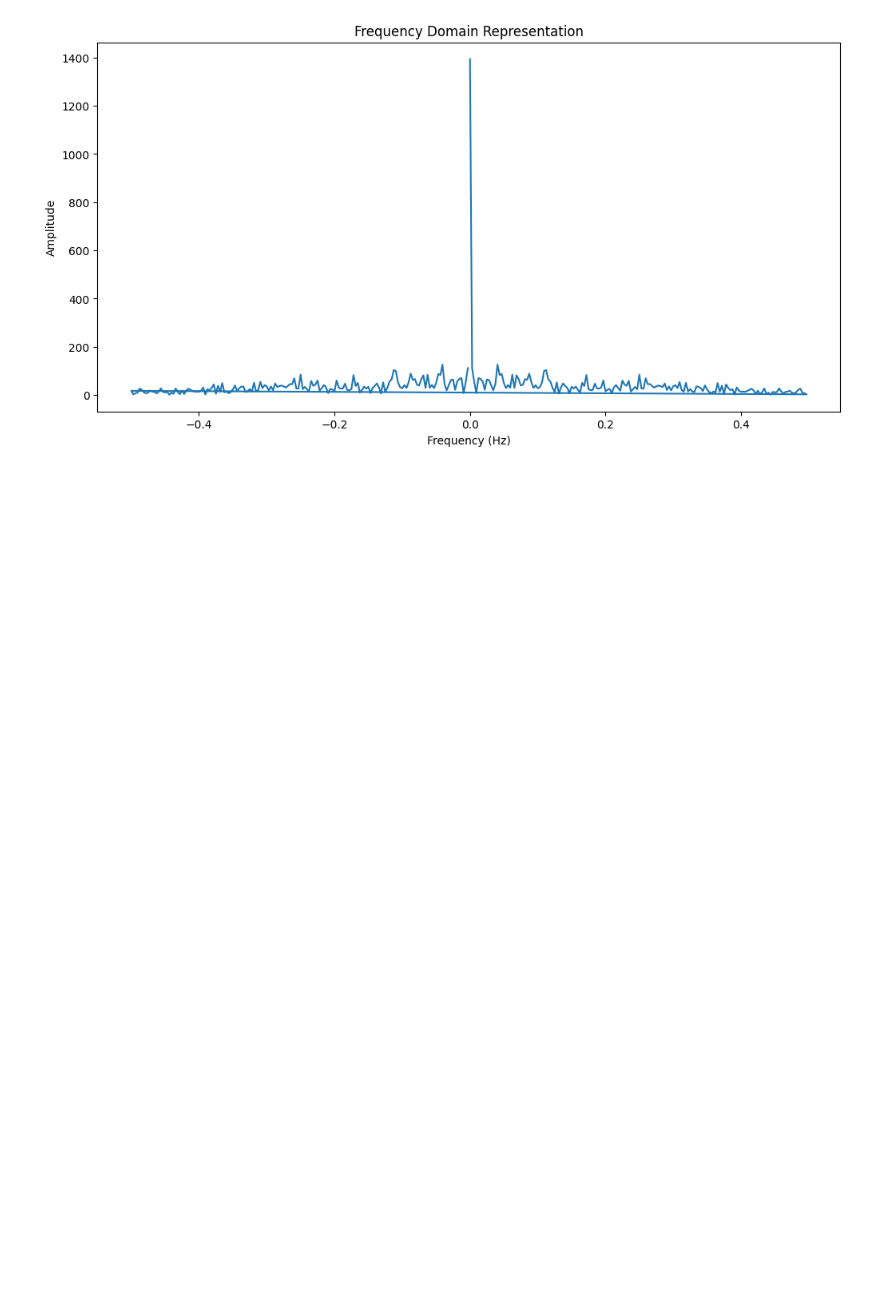
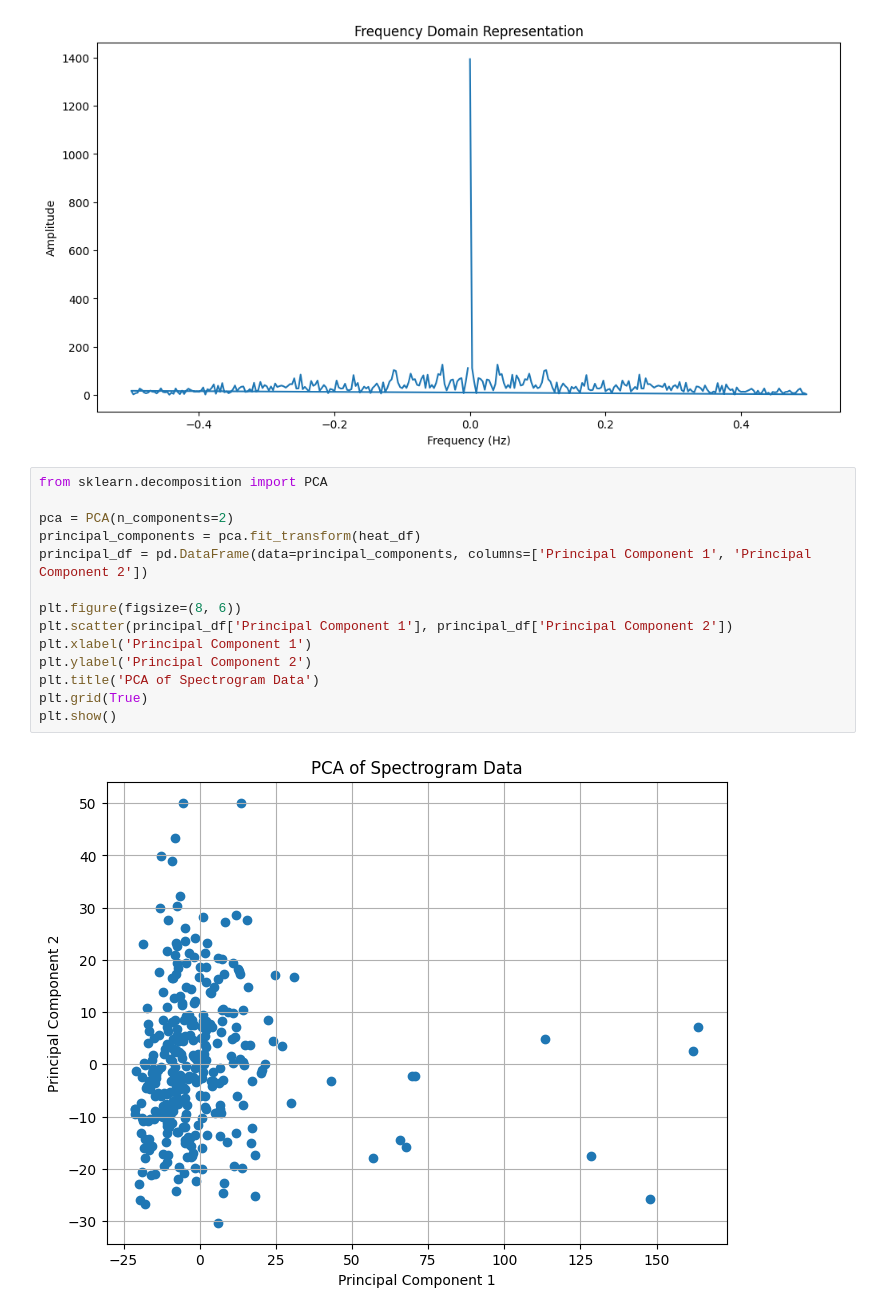
Before and after one commit to jaceroldan/eeg-harmful-analysis, a Jupyter notebook: eda.ipynb, the cells around one changed output. Cells and saved outputs as stored; diff of their text form; blank space fills up the shorter version.

```diff
--- a/eda.ipynb
+++ b/eda.ipynb
@@ -138,3 +138,19 @@ plt.ylabel('Amplitude')
 plt.show()
 # %% [output]
 [figure]
+# %%
+from sklearn.decomposition import PCA
+
+pca = PCA(n_components=2)
+principal_components = pca.fit_transform(heat_df)
+principal_df = pd.DataFrame(data=principal_components, columns=['Principal Component 1', 'Principal Component 2'])
+
+plt.figure(figsize=(8, 6))
+plt.scatter(principal_df['Principal Component 1'], principal_df['Principal Component 2'])
+plt.xlabel('Principal Component 1')
+plt.ylabel('Principal Component 2')
+plt.title('PCA of Spectrogram Data')
+plt.grid(True)
+plt.show()
+# %% [output]
+[figure, added]
```
